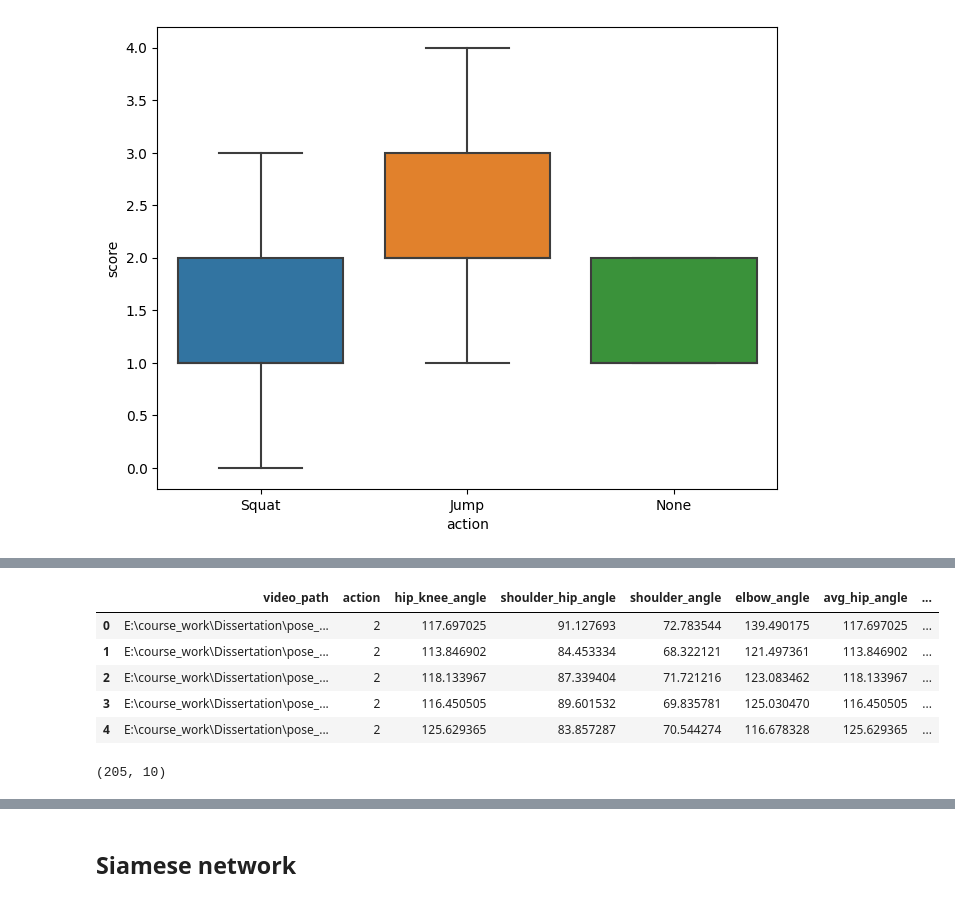
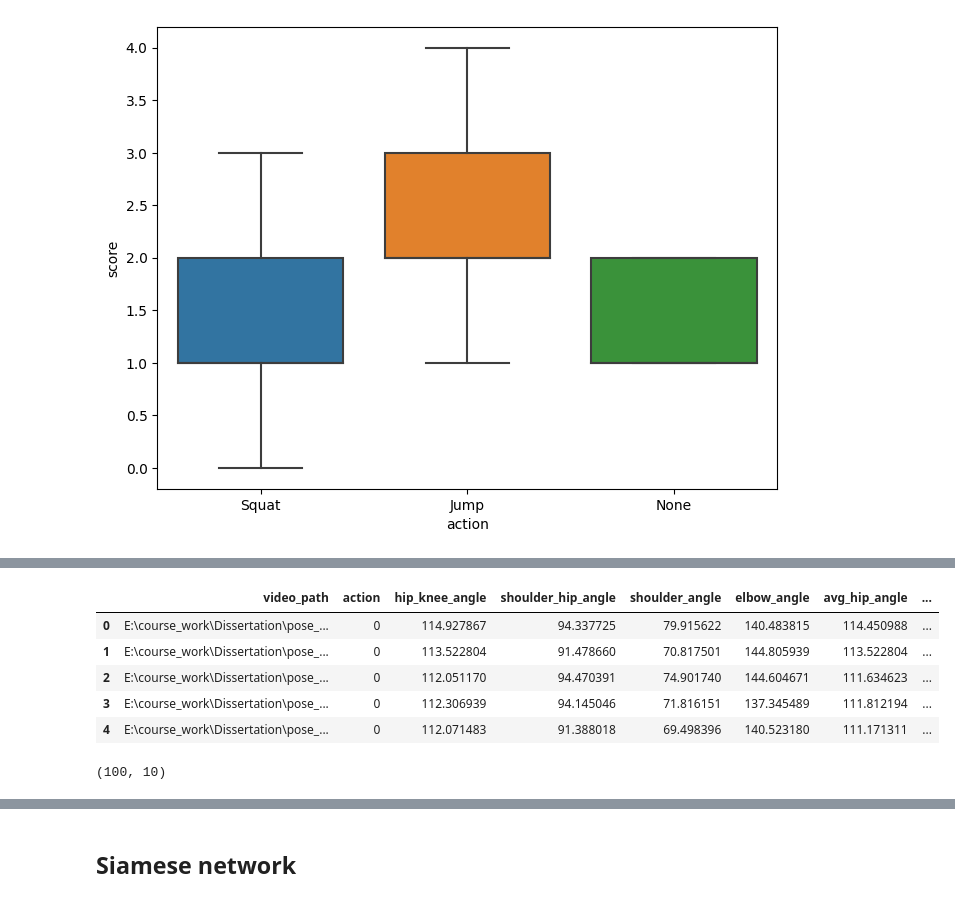
Before and after one commit to DhruvMehta-code/Pose-Estimation, a Jupyter notebook: pose.ipynb, the cells around one changed output, grey strips where cells are left out. Saved outputs shown, nothing was run; the diff lists cells and outputs as text; code cells hidden in the pictures.

```diff
--- a/pose.ipynb
+++ b/pose.ipynb
@@ -358,3 +361,8 @@ plt.subplots_adjust(wspace=0.3)
 plt.show()
 # %% [output]
 [figure]
+# %%
+# Read the CSV file
+df = pd.read_csv('output_final.csv')
+
+df  = df.dropna()
@@ -381,13 +435,13 @@ plt.show()
 # %%
 label_encoder = preprocessing.LabelEncoder()
-data['action']= label_encoder.fit_transform(data['action'])
+df['action']= label_encoder.fit_transform(df['action'])
 # %%
-data.head()
+df.head()
 # %% [output]
 |  | video_path | action | hip_knee_angle | shoulder_hip_angle | shoulder_angle | elbow_angle | avg_hip_angle | ... |
-| 0 | E:\course_work\Dissertation\pose_... | 2 | 117.697025 | 91.127693 | 72.783544 | 139.490175 | 117.697025 | ... |
-| 1 | E:\course_work\Dissertation\pose_... | 2 | 113.846902 | 84.453334 | 68.322121 | 121.497361 | 113.846902 | ... |
-| 2 | E:\course_work\Dissertation\pose_... | 2 | 118.133967 | 87.339404 | 71.721216 | 123.083462 | 118.133967 | ... |
-| 3 | E:\course_work\Dissertation\pose_... | 2 | 116.450505 | 89.601532 | 69.835781 | 125.030470 | 116.450505 | ... |
-| 4 | E:\course_work\Dissertation\pose_... | 2 | 125.629365 | 83.857287 | 70.544274 | 116.678328 | 125.629365 | ... |
+| 0 | E:\course_work\Dissertation\pose_... | 0 | 114.927867 | 94.337725 | 79.915622 | 140.483815 | 114.450988 | ... |
+| 1 | E:\course_work\Dissertation\pose_... | 0 | 113.522804 | 91.478660 | 70.817501 | 144.805939 | 113.522804 | ... |
+| 2 | E:\course_work\Dissertation\pose_... | 0 | 112.051170 | 94.470391 | 74.901740 | 144.604671 | 111.634623 | ... |
+| 3 | E:\course_work\Dissertation\pose_... | 0 | 112.306939 | 94.145046 | 71.816151 | 137.345489 | 111.812194 | ... |
+| 4 | E:\course_work\Dissertation\pose_... | 0 | 112.071483 | 91.388018 | 69.498396 | 140.523180 | 111.171311 | ... |
 # %%
@@ -395,7 +449,7 @@ data = data.drop(data[(data['score'] == 4) | (data['score'] == 0)].index)
 # %%
-data.shape
+df.shape
 # %% [output]
-(205, 10)
+(100, 10)
 # %%
 import cv2
 import numpy as np
```
Also changed, not shown: parts of 44 cells of this notebook.
